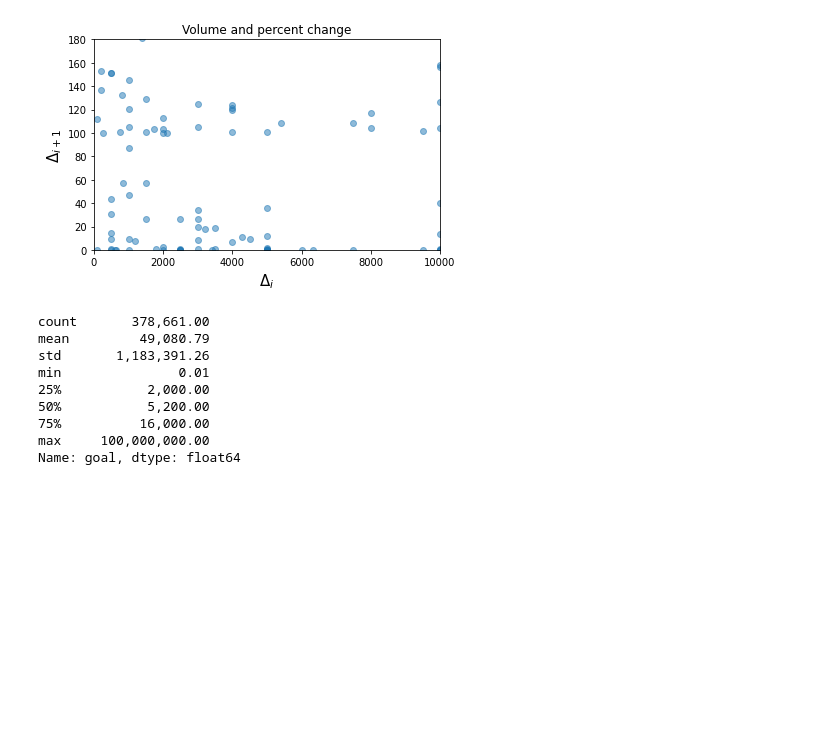
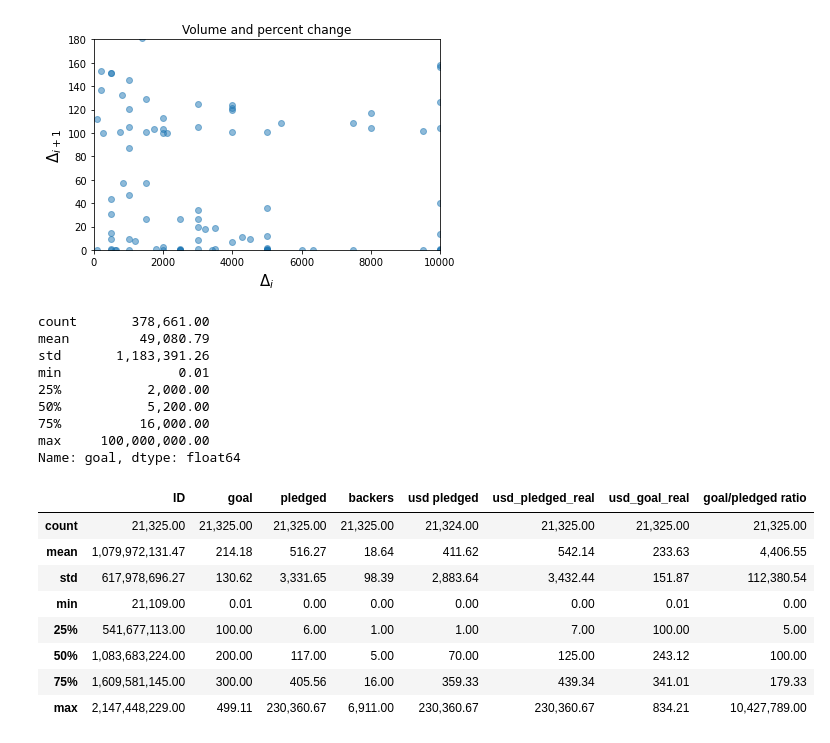
Before and after one commit to Mo0nro2e/KickstarterProjects_data_visualization, a Jupyter notebook: first_draft.ipynb, the cells around one changed output. Cells and saved outputs as stored; diff of their text form; code cells hidden in the pictures; blank space fills up the shorter version.

```diff
--- a/first_draft.ipynb
+++ b/first_draft.ipynb
@@ -86,0 +94,2 @@ Name: goal, dtype: float64
+# %%
+min, max = gf['goal'].quantile([0.08, 0.99])
@@ -86,0 +102,12 @@ Name: goal, dtype: float64
+# %%
+gf[gf.goal < min].describe()
+# %% [output]
+|  | ID | goal | pledged | backers | usd pledged | usd_pledged_real | usd_goal_real | goal/pledged ratio |
+| count | 21,325.00 | 21,325.00 | 21,325.00 | 21,325.00 | 21,324.00 | 21,325.00 | 21,325.00 | 21,325.00 |
+| mean | 1,079,972,131.47 | 214.18 | 516.27 | 18.64 | 411.62 | 542.14 | 233.63 | 4,406.55 |
+| std | 617,978,696.27 | 130.62 | 3,331.65 | 98.39 | 2,883.64 | 3,432.44 | 151.87 | 112,380.54 |
+| min | 21,109.00 | 0.01 | 0.00 | 0.00 | 0.00 | 0.00 | 0.01 | 0.00 |
+| 25% | 541,677,113.00 | 100.00 | 6.00 | 1.00 | 1.00 | 7.00 | 100.00 | 5.00 |
+| 50% | 1,083,683,224.00 | 200.00 | 117.00 | 5.00 | 70.00 | 125.00 | 243.12 | 100.00 |
+| 75% | 1,609,581,145.00 | 300.00 | 405.56 | 16.00 | 359.33 | 439.34 | 341.01 | 179.33 |
+| max | 2,147,448,229.00 | 499.11 | 230,360.67 | 6,911.00 | 230,360.67 | 230,360.67 | 834.21 | 10,427,789.00 |
```
Also changed, not shown: parts of 3 cells of this notebook.
